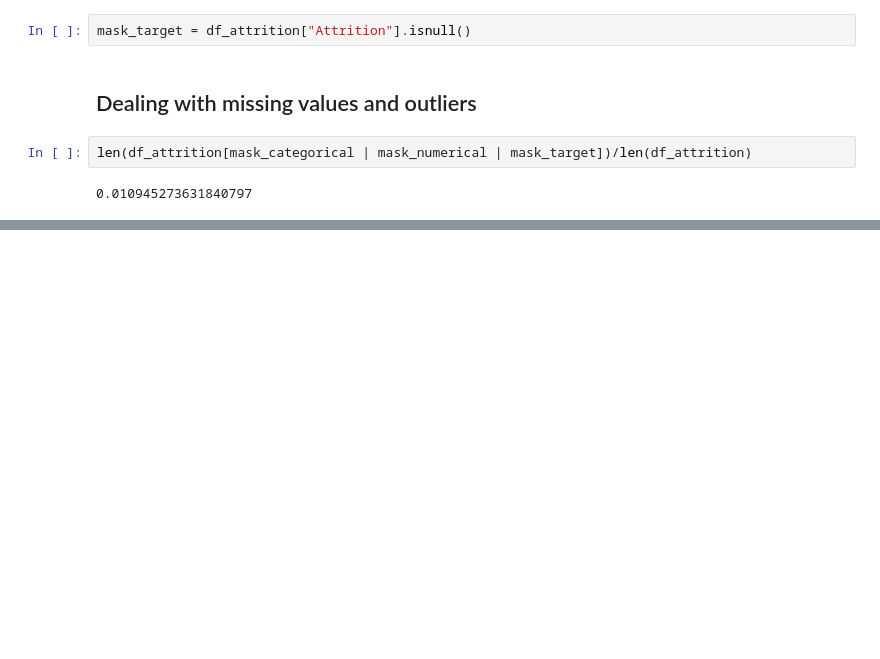
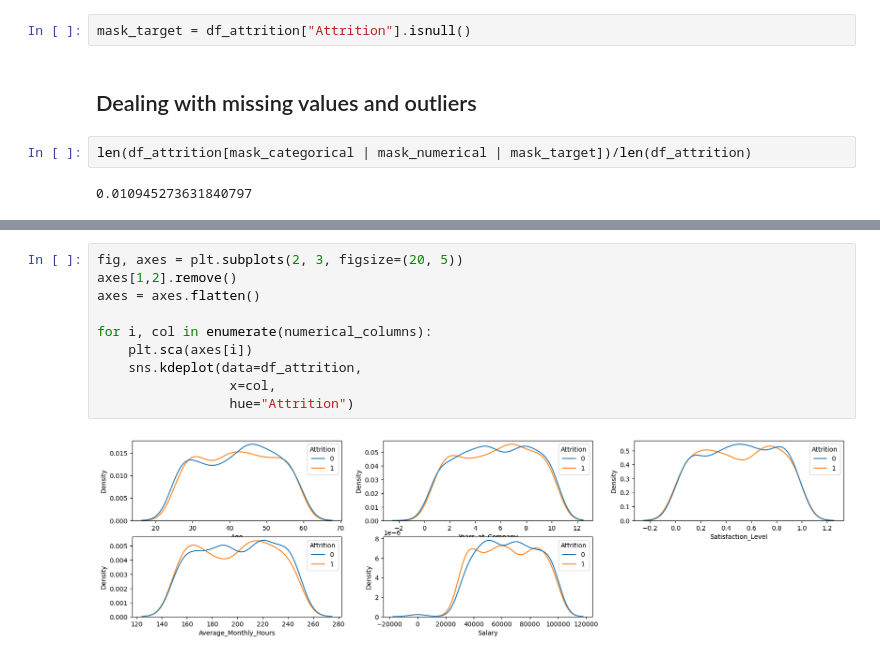
Before and after one commit to elissamim/attrition, a Jupyter notebook: notebooks/attrition_classification.ipynb, the cells around one changed output, grey strips where cells are left out. Drawn from its saved outputs; the diff is of its cells as text; blank space fills up the shorter version.

```diff
--- a/notebooks/attrition_classification.ipynb
+++ b/notebooks/attrition_classification.ipynb
@@ -203,0 +296,12 @@ len(df_attrition[mask_categorical | mask_numerical | mask_target])/len(df_attrit
+# %%
+fig, axes = plt.subplots(2, 3, figsize=(20, 5))
+axes[1,2].remove()
+axes = axes.flatten()
+
+for i, col in enumerate(numerical_columns):
+    plt.sca(axes[i])
+    sns.kdeplot(data=df_attrition,
+                 x=col,
+                 hue="Attrition")
+# %% [output]
+[figure, added]
```
Also changed, not shown: parts of 13 cells of this notebook, 1 other file.
